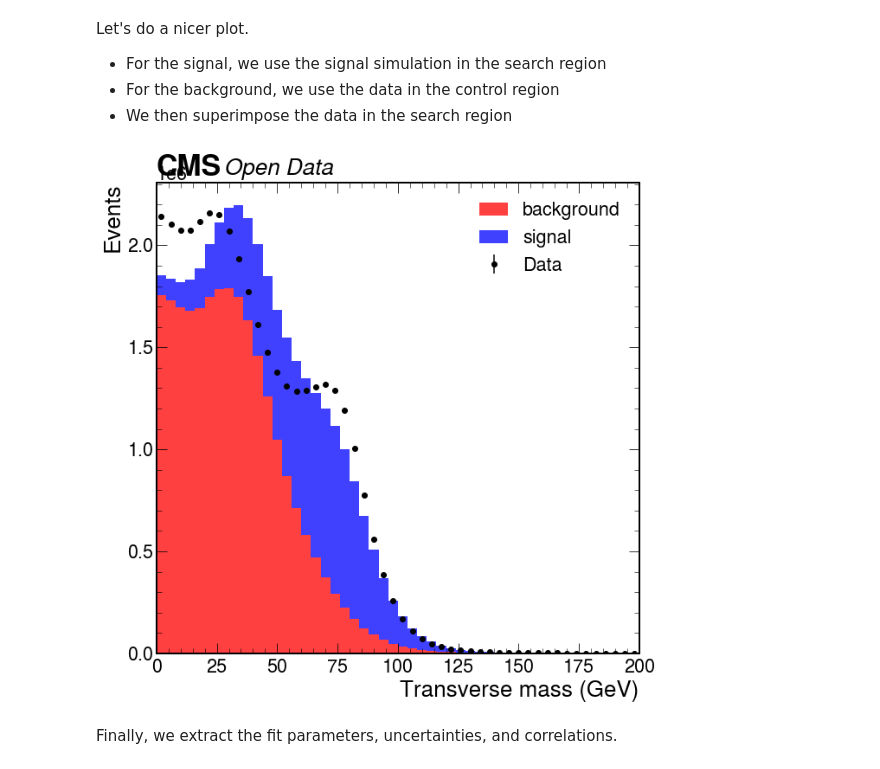
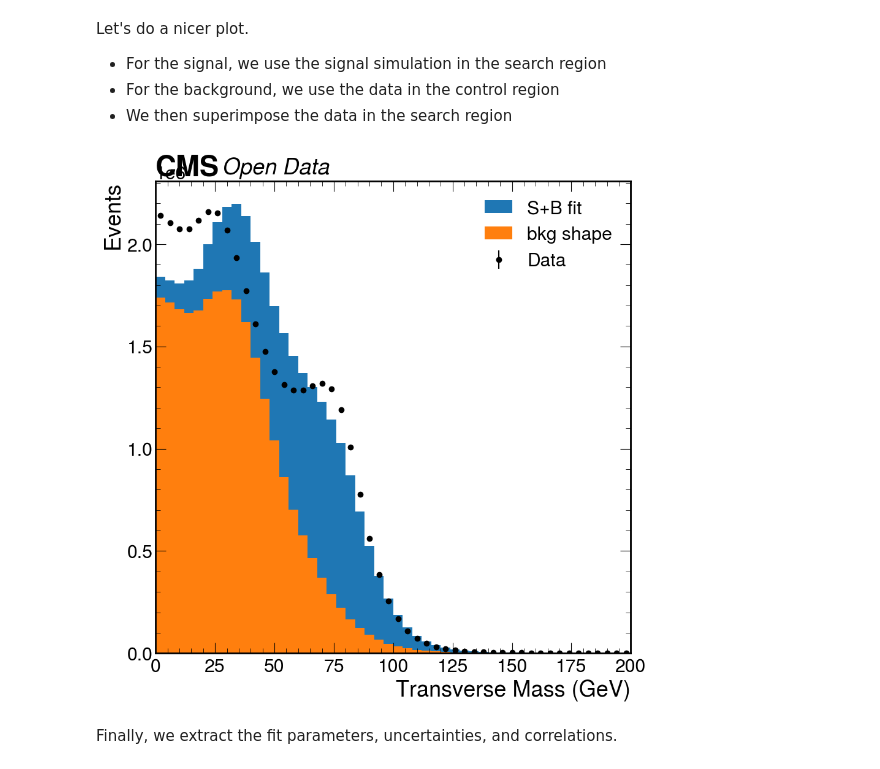
Before and after one commit to delaere/LPHY2131, a Jupyter notebook: analysis/labo3/Wyield.ipynb, the cells around one changed output. Saved outputs shown, nothing was run; the diff lists cells and outputs as text; code cells hidden in the pictures.

```diff
--- a/analysis/labo3/Wyield.ipynb
+++ b/analysis/labo3/Wyield.ipynb
@@ -143,24 +148,10 @@ Let's do a nicer plot.
 - For the signal, we use the signal simulation in the search region
 - For the background, we use the data in the control region
 - We then superimpose the data in the search region
-# %%
-def useFit(migradfit):
-    for param in migradfit[1]:
-        globals()[param.name] = param.value
-        globals()[f"{param.name}_unc"] = param.error
-useFit(migradfit)
-
-#bkg    = lphys.sample(lphys.randomSample(lambda x: background_pdf(x,b,Nb),xlim,nbins,size=10000),
-#                      "background","red",integral=Nb)
-bkg    = lphys.sample(control_data["transvMass"],
-                      "background","red",integral=Nb)
-signal = lphys.sample(selected_simu["transvMass"],
-                      "signal","blue",integral=Ns)
-
-lphys.plot(selected_data["transvMass"], [bkg,signal], [],
-           xlim, 'Transverse mass (GeV)', 'Events',
-           nbins, islog=False, color='g', density=False)
-# %% [output]
-[figure, removed]
+# %%
+myplot = lphys.Plotter(c, logscale=False, legend=True, xlabel="Transverse Mass (GeV)", ylabel="Events", fill=True)
+myplot(m.values)
+# %% [output]
+[figure, added]
 # %% [markdown]
 Finally, we extract the fit parameters, uncertainties, and correlations.
```
Also changed, not shown: parts of 12 cells of this notebook.
